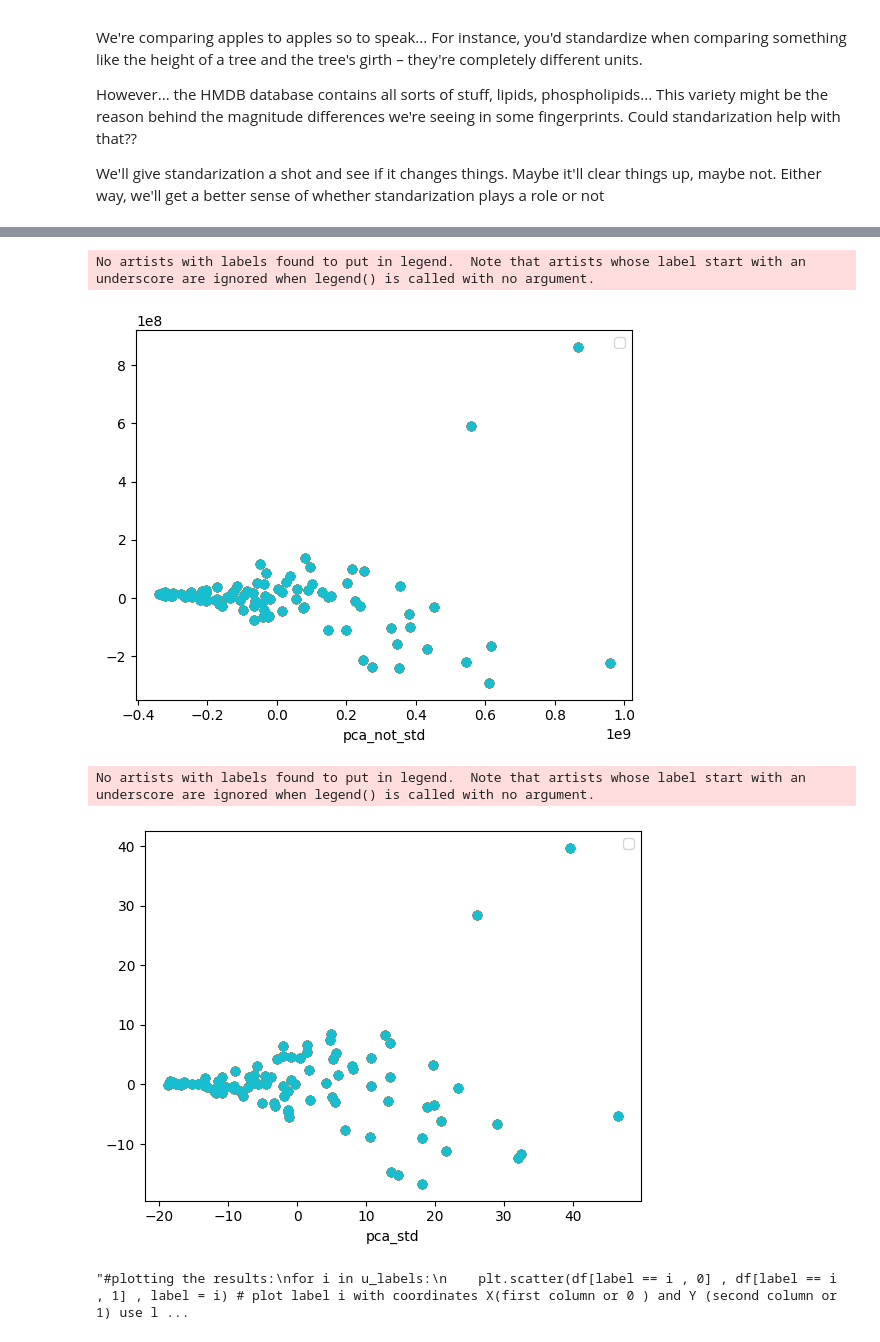
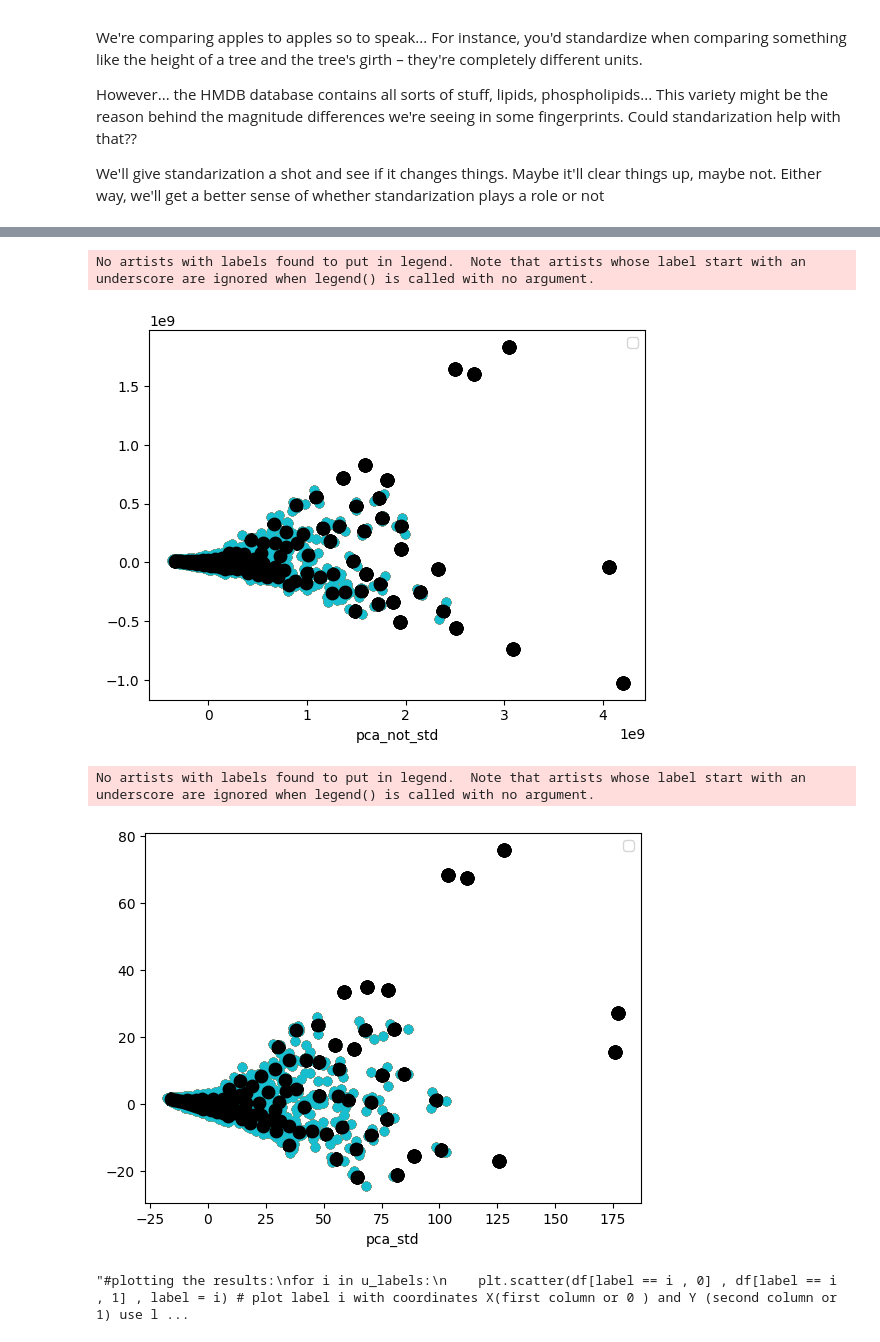
Before and after one commit to afloresep/map4, a Jupyter notebook: hugo-testing/test.ipynb, the cells around one changed output, grey strips where cells are left out. Saved outputs shown, nothing was run; the diff lists cells and outputs as text; code cells hidden in the pictures.

```diff
--- a/hugo-testing/test.ipynb
+++ b/hugo-testing/test.ipynb
@@ -24,12 +24,12 @@ from sklearn.cluster import KMeans
 # %%
 # Load Data
 
-df = pd.read_excel('MR1_100mol.xlsx') # xlsx is not ideal , is easier to convert here than in Excel
+df = pd.read_excel('MR1_map4-clean.xlsx') # xlsx is not ideal , is easier to convert here than in Excel
 
 # Save the DataFrame to CSV format with comma as the delimiter
-df.to_csv('MR1_100mol.csv', index=False)  # Set index=False to exclude row numbers in the CSV
+df.to_csv('MR1_map4-clean.csv', index=False)  # Set index=False to exclude row numbers in the CSV
 
-df = pd.read_csv('MR1_100mol.csv')
+df = pd.read_csv('MR1_map4-clean.csv')
 
 df.head()
 # %% [output]
@@ -132,6 +132,6 @@ results_df
 # %%
 # Apply k-means clustering
-num_clusters = 10
+num_clusters = 100
 kmeans = KMeans(n_init = 500, n_clusters=num_clusters, random_state = 42)
 # %%
 label_not_std = kmeans.fit_predict(pca_not_std)
@@ -139,6 +139,8 @@ label_not_std = kmeans.fit_predict(pca_not_std)
 # Compute cluster centers and predict cluster index for each sample.
 
 results_df['cluster-not_std'] = label_not_std
+centroids_not_std = kmeans.cluster_centers_
+
 
 label_not_std # Cluster predicted for each sample for not std data
 # %% [output]
@@ -158,6 +156,7 @@ label_std = kmeans.fit_predict(pca_std)
 # Compute cluster centers and predict cluster index for each sample.
 
 results_df['cluster-std'] = label_std
+centroids_std = kmeans.cluster_centers_
 
 label_std # Cluster predicted for each sample for std data
 # %% [output]
@@ -190,33 +185,39 @@ results_df
 # %%
 # Plotting the results
 
 x_values_not_std = results_df.iloc[:,1] # all X values PCA_1-not_std
 y_values_not_std = results_df.iloc[:,2] # all Y values PCA_1-not_std
 
 x_values_std = results_df.iloc[:,3] # all X values PCA_1-not_std
 y_values_std = results_df.iloc[:,4] # all Y values PCA_1-not_std
 
 for i in range(10):
     plt.scatter(x_values_not_std, y_values_not_std)
+    plt.scatter(centroids_not_std[:,0] , centroids_not_std[:,1] , s = 80, color = 'k') # plot all centroids
+
 plt.legend()
 plt.xlabel('pca_not_std')
 plt.show()
 
 for i in range(10):
     plt.scatter(x_values_std, y_values_std)
+    plt.scatter(centroids_std[:,0] , centroids_std[:,1] , s = 80, color = 'k') # plot all centroids
+
 plt.legend()
 plt.xlabel('pca_std')
 plt.show()
+
+
 
 """#plotting the results:
 for i in u_labels:
     plt.scatter(df[label == i , 0] , df[label == i , 1] , label = i) # plot label i with coordinates X(first column or 0 ) and Y (second column or 1) use labels i
 plt.scatter(centroids[:,0] , centroids[:,1] , s = 80, color = 'k') # plot all centroids
 plt.legend()
 plt.show()"""
 # %% [output]
 No artists with labels found to put in legend.  Note that artists whose label start with an underscore are ignored when legend() is called with no argument.
-[figure, old version]
+[figure, new version]
 No artists with labels found to put in legend.  Note that artists whose label start with an underscore are ignored when legend() is called with no argument.
-[figure, old version]
+[figure, new version]
 "#plotting the results:\nfor i in u_labels:\n    plt.scatter(df[label == i , 0] , df[label == i , 1] , label = i) # plot label i with coordinates X(first column or 0 ) and Y (second column or 1) use l ...
```
Also changed, not shown: parts of 8 cells of this notebook, 1 other file.
